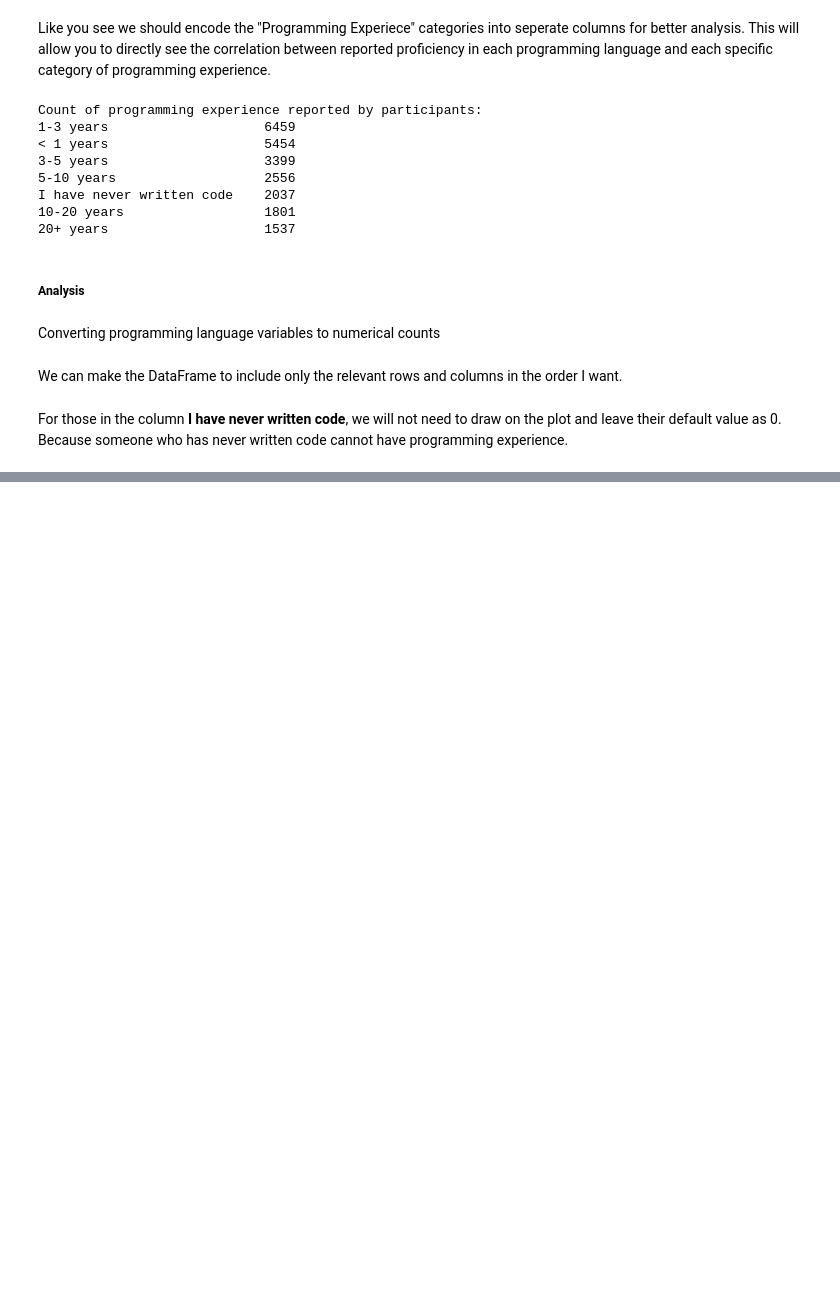
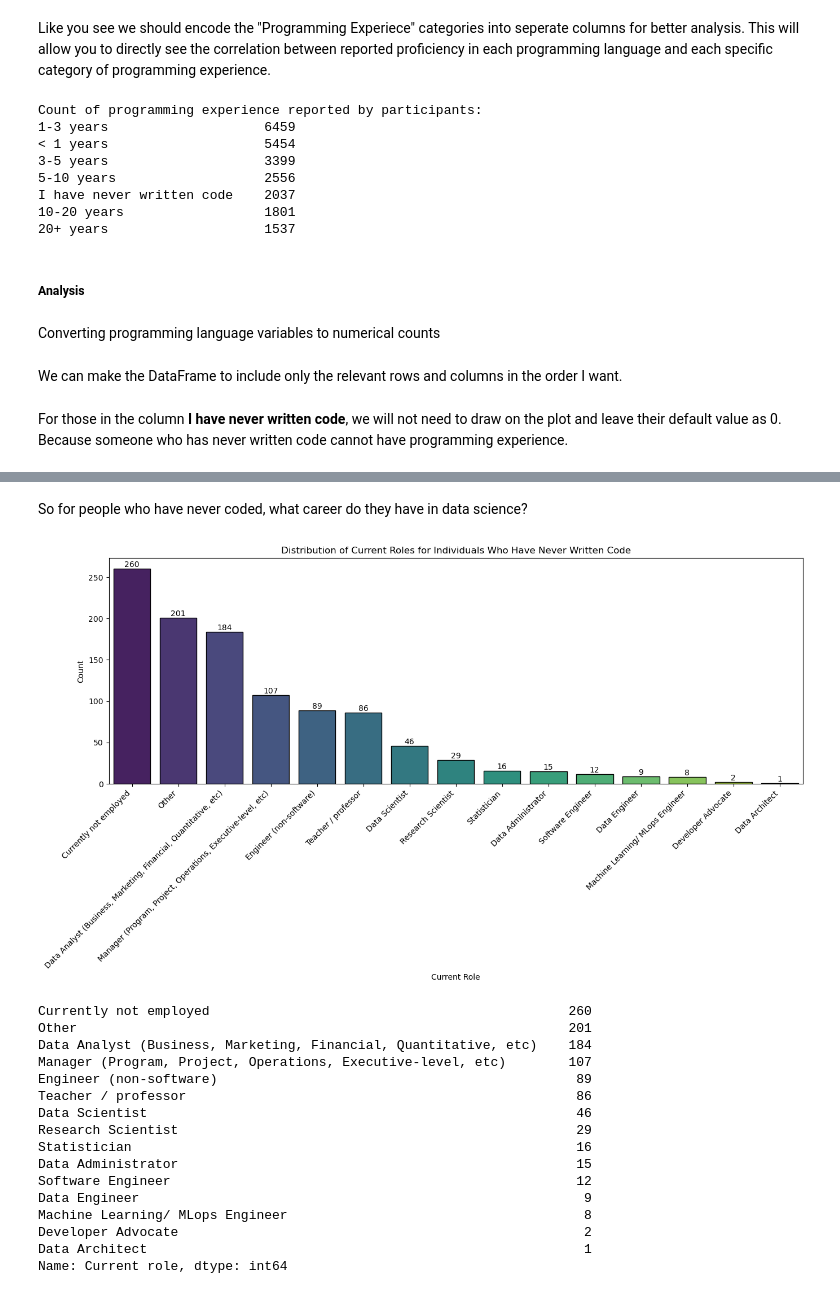
Before and after one commit to HTNam1710/P4DS_FinalProject, a Jupyter notebook: Source/data_analyzing.ipynb, the cells around one changed output, grey strips where cells are left out. Cells and saved outputs as stored; diff of their text form; code cells hidden in the pictures; blank space fills up the shorter version.

```diff
--- a/Source/data_analyzing.ipynb
+++ b/Source/data_analyzing.ipynb
@@ -220,0 +214,51 @@ plt.show()
+# %% [markdown]
+So for people who have never coded, what career do they have in data science?
+# %%
+exp_year_df = ds_survey_df['Programming experience']
+
+exp_year_df = pd.get_dummies(exp_year_df)
+
+# Merge the two dataframes on the index
+merged_df = pd.merge(ds_survey_df, exp_year_df[['I have never written code']], left_index=True, right_index=True)
+
+# Filter respondents who have never written code
+non_coders_df = merged_df[merged_df['I have never written code'] == 1]
+
+# Analyze the careers of individuals who have never written code
+career_analysis = non_coders_df['Current role'].value_counts()
+
+# Plot the distribution of current roles for individuals who have never written code using seaborn
+plt.figure(figsize=(14, 8))
+bars = sns.barplot(x=career_analysis.index, y=career_analysis, palette='viridis', edgecolor='black')
+
+# Add values on top of the bars
+for bar in bars.patches:
+    yval = bar.get_height()
+    plt.text(bar.get_x() + bar.get_width()/2, yval, int(yval), ha='center', va='bottom')
+
+plt.title('Distribution of Current Roles for Individuals Who Have Never Written Code')
+plt.xlabel('Current Role')
+plt.ylabel('Count')
+plt.xticks(rotation=45, ha='right')
+plt.tight_layout()
+plt.show()
+
+career_analysis
+# %% [output]
+[figure, added]
+Currently not employed                                              260
+Other                                                               201
+Data Analyst (Business, Marketing, Financial, Quantitative, etc)    184
+Manager (Program, Project, Operations, Executive-level, etc)        107
+Engineer (non-software)                                              89
+Teacher / professor                                                  86
+Data Scientist                                                       46
+Research Scientist                                                   29
+Statistician                                                         16
+Data Administrator                                                   15
+Software Engineer                                                    12
+Data Engineer                                                         9
+Machine Learning/ MLops Engineer                                      8
+Developer Advocate                                                    2
+Data Architect                                                        1
+Name: Current role, dtype: int64
```
Also changed, not shown: parts of 18 cells of this notebook.
